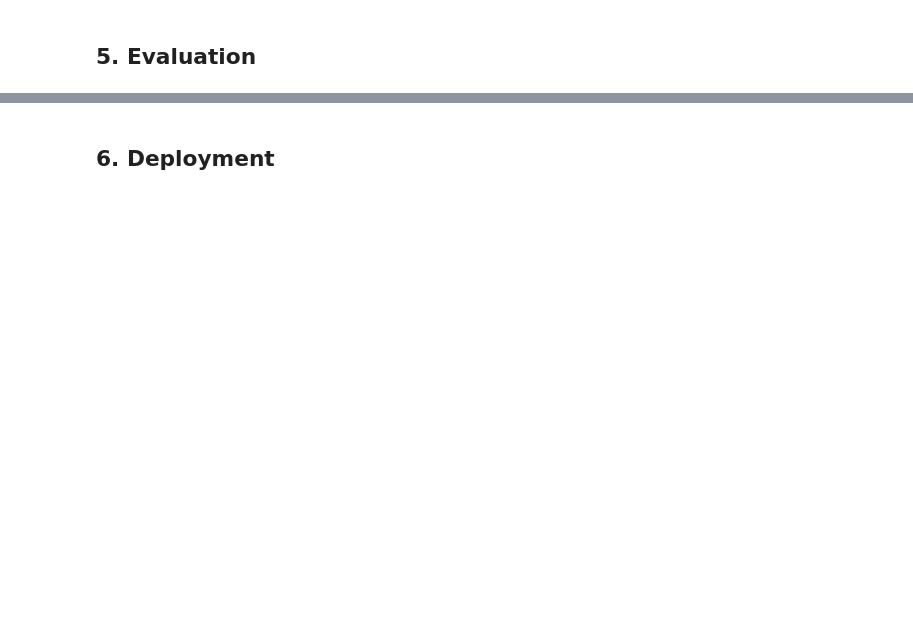
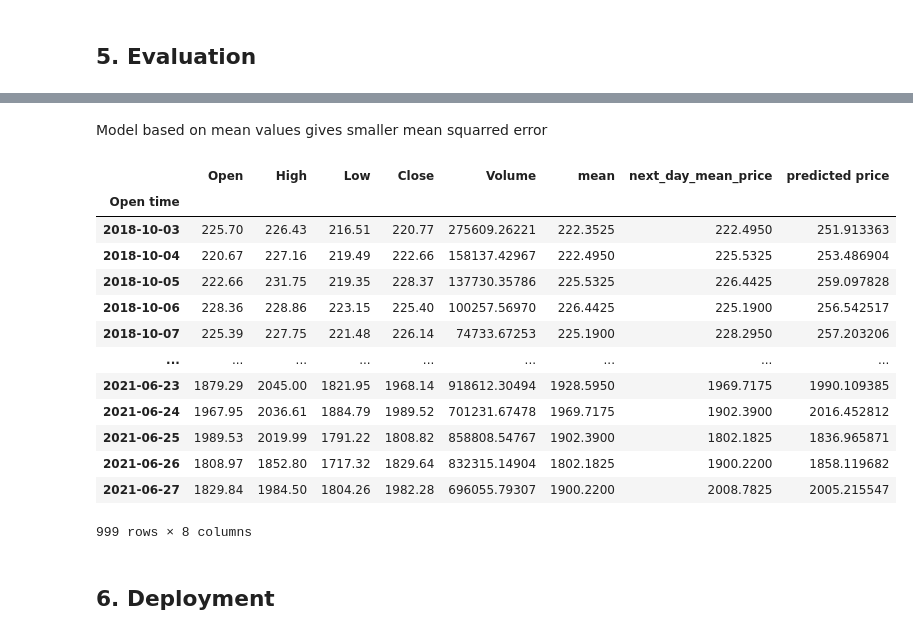
Before and after one commit to Adam-Palacz/crypto_ml, a Jupyter notebook: crypto_ml.ipynb, the cells around one changed output, grey strips where cells are left out. Saved outputs shown, nothing was run; the diff lists cells and outputs as text; code cells hidden in the pictures; blank space fills up the shorter version.

```diff
--- a/crypto_ml.ipynb
+++ b/crypto_ml.ipynb
@@ -509,2 +552,23 @@ Due to possible large price changes in a given interval, we adopt a model predic
+# %% [markdown]
+Model based on mean values gives smaller mean squarred error
+# %%
+predicted_df = pd.merge(left=ETHUSDT_mean_df, right=pd.DataFrame(eth_mean_price), on=ETHUSDT_mean_df.index)
+predicted_df = predicted_df.rename(columns={'key_0':'Open time', 0:'predicted price'}).set_index(['Open time'])
+predicted_df
+# %% [output]
+|  | Open | High | Low | Close | Volume | mean | next_day_mean_price | predicted price |
+| Open time |  |  |  |  |  |  |  |  |
+| 2018-10-03 | 225.70 | 226.43 | 216.51 | 220.77 | 275609.26221 | 222.3525 | 222.4950 | 251.913363 |
+| 2018-10-04 | 220.67 | 227.16 | 219.49 | 222.66 | 158137.42967 | 222.4950 | 225.5325 | 253.486904 |
+| 2018-10-05 | 222.66 | 231.75 | 219.35 | 228.37 | 137730.35786 | 225.5325 | 226.4425 | 259.097828 |
+| 2018-10-06 | 228.36 | 228.86 | 223.15 | 225.40 | 100257.56970 | 226.4425 | 225.1900 | 256.542517 |
+| 2018-10-07 | 225.39 | 227.75 | 221.48 | 226.14 | 74733.67253 | 225.1900 | 228.2950 | 257.203206 |
+| ... | ... | ... | ... | ... | ... | ... | ... | ... |
+| 2021-06-23 | 1879.29 | 2045.00 | 1821.95 | 1968.14 | 918612.30494 | 1928.5950 | 1969.7175 | 1990.109385 |
+| 2021-06-24 | 1967.95 | 2036.61 | 1884.79 | 1989.52 | 701231.67478 | 1969.7175 | 1902.3900 | 2016.452812 |
+| 2021-06-25 | 1989.53 | 2019.99 | 1791.22 | 1808.82 | 858808.54767 | 1902.3900 | 1802.1825 | 1836.965871 |
+| 2021-06-26 | 1808.97 | 1852.80 | 1717.32 | 1829.64 | 832315.14904 | 1802.1825 | 1900.2200 | 1858.119682 |
+| 2021-06-27 | 1829.84 | 1984.50 | 1804.26 | 1982.28 | 696055.79307 | 1900.2200 | 2008.7825 | 2005.215547 |
+999 rows × 8 columns
 # %% [markdown]
 ## 6. Deployment
```
Also changed, not shown: parts of 25 cells of this notebook.
